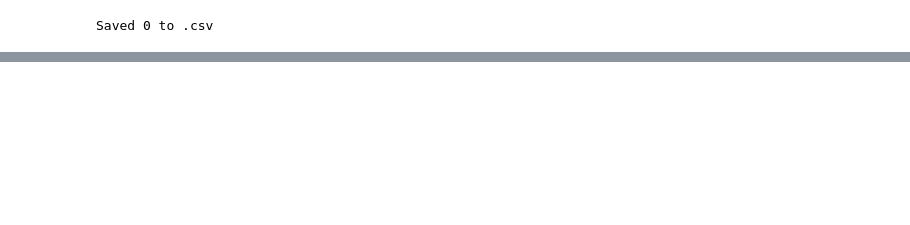
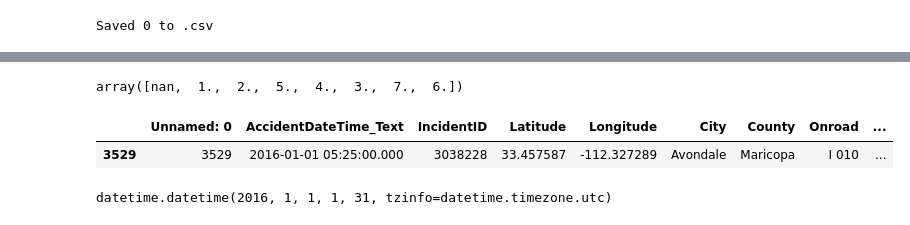
Before and after one commit to bencarneiro/ntsb, a Jupyter notebook: arizona/arizona.ipynb, the cells around one changed output, grey strips where cells are left out. Drawn from its saved outputs; the diff is of its cells as text; code cells hidden in the pictures; blank space fills up the shorter version.

Commit message:
import arizona data

```diff
--- a/arizona/arizona.ipynb
+++ b/arizona/arizona.ipynb
@@ -87,4 +86,4 @@ The history saving thread hit an unexpected error (OperationalError('attempt to
 2024
 2025
 # %%
-output
+persons = pd.read_csv(f"arizona_crash_data.csv").sort_values(by="IncidentID")
@@ -104,0 +90,10 @@ output
+# %%
+for year in range(2016,2026):
+    persons = pd.read_csv("arizona_crash_data.csv").sort_values(by="IncidentID")
+    crash_id =""
+    for x in persons.index:
+        crash_id = persons['IncidentID'][x]
+        print(x)
+        print(crash_id)
+        if x > 10000:
+            break
@@ -104,0 +137,17 @@ output
+# %%
+persons['Sev5_count'].unique()
+# %% [output]
+array([nan,  1.,  2.,  5.,  4.,  3.,  7.,  6.])
+# %%
+persons[persons["IncidentID"]==3038228]
+# %% [output]
+|  | Unnamed: 0 | AccidentDateTime_Text | IncidentID | Latitude | Longitude | City | County | Onroad | ... |
+| 3529 | 3529 | 2016-01-01 05:25:00.000 | 3038228 | 33.457587 | -112.327289 | Avondale | Maricopa | I 010 | ... |
+# %%
+from datetime import datetime, timezone
+format_string = "%Y-%m-%d %H:%M:%S.%f"
+dt = datetime.strptime("2016-01-01 01:31:00.000", format_string)
+dt = dt.replace(tzinfo=timezone.utc)
+dt
+# %% [output]
+datetime.datetime(2016, 1, 1, 1, 31, tzinfo=datetime.timezone.utc)
```
Also changed, not shown: parts of 5 cells of this notebook, 2 other files.
